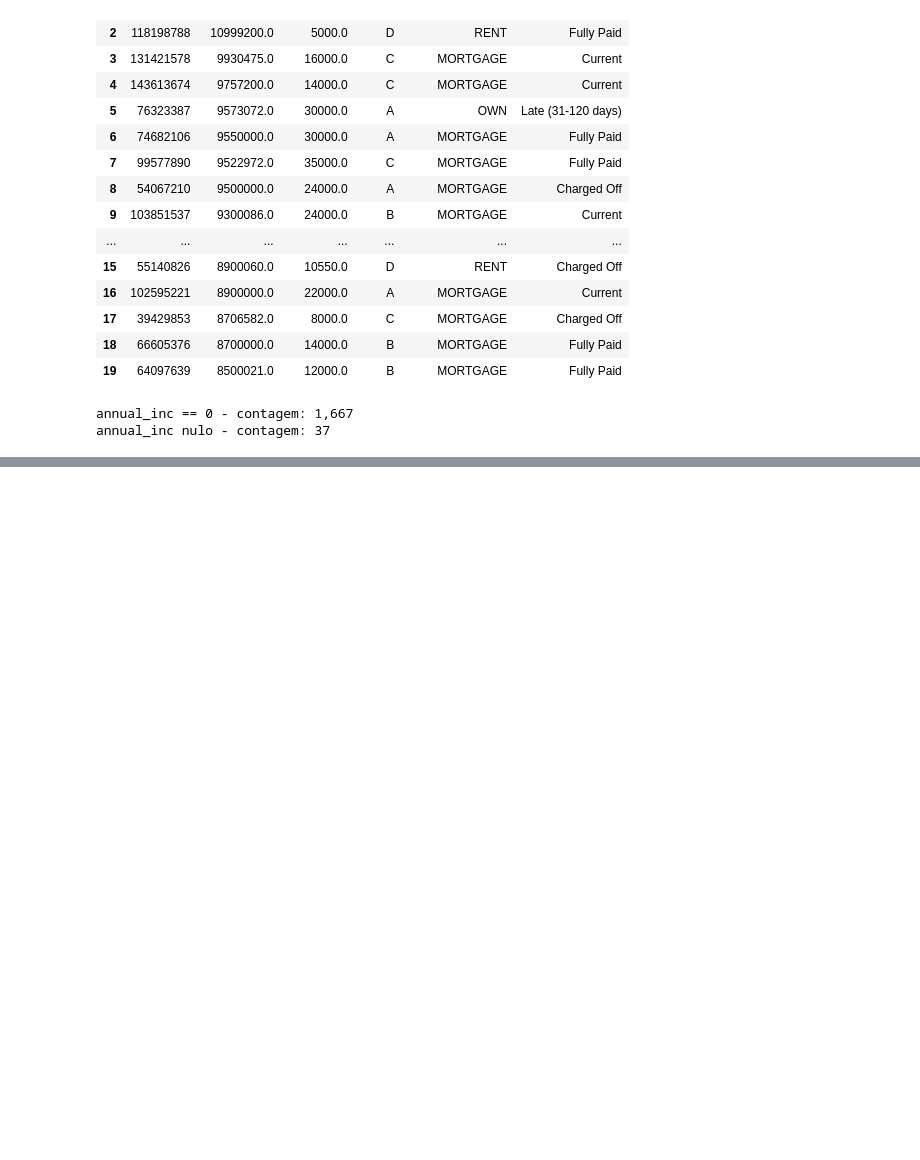
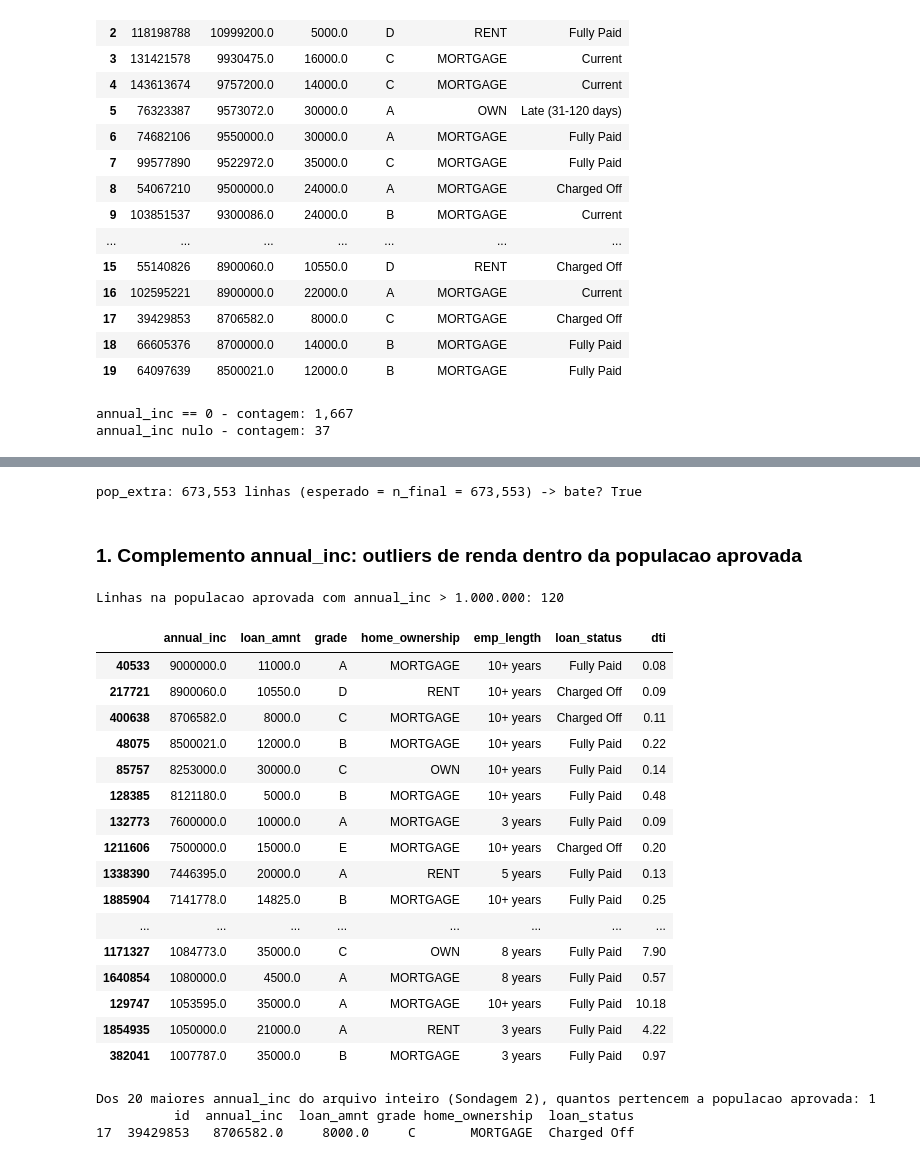
Before and after one commit to MateusFPavan/credit-default-prediction-lendingclub, a Jupyter notebook: notebooks/01_data_understanding.ipynb, the cells around one changed output, grey strips where cells are left out. Cells and saved outputs as stored; diff of their text form; code cells hidden in the pictures; blank space fills up the shorter version.

Commit message:
eda: pending verifications (income outliers, dti>100 rows, data dictionary)
Co-Authored-By: Claude Sonnet 5 <noreply@anthropic.com>

```diff
--- a/notebooks/01_data_understanding.ipynb
+++ b/notebooks/01_data_understanding.ipynb
@@ -558,0 +565,63 @@ annual_inc nulo - contagem: 37
+# %%
+extra_cols = ['id', 'issue_d', 'term', 'loan_status', 'annual_inc', 'loan_amnt', 'grade',
+              'home_ownership', 'emp_length', 'dti', 'purpose']
+core_extra = pd.read_csv(RAW_PATH, usecols=extra_cols, low_memory=False)
+core_extra['issue_dt'] = pd.to_datetime(core_extra['issue_d'], format='%b-%Y', errors='coerce')
+core_extra['term_clean'] = core_extra['term'].str.strip()
+
+is_target_status_e = core_extra['loan_status'].isin(['Fully Paid', 'Charged Off'])
+is_36_e = core_extra['term_clean'] == '36 months'
+is_60_e = core_extra['term_clean'] == '60 months'
+mature_e = (
+    (is_36_e & core_extra['issue_dt'].notna() & (core_extra['issue_dt'] <= CUTOFF_36)) |
+    (is_60_e & core_extra['issue_dt'].notna() & (core_extra['issue_dt'] <= CUTOFF_60))
+)
+pop_mask_e = is_target_status_e & mature_e
+pop_extra = core_extra.loc[pop_mask_e].copy()
+
+print(f'pop_extra: {len(pop_extra):,} linhas (esperado = n_final = {n_final:,}) -> bate? {len(pop_extra) == n_final}')
+# %% [output]
+pop_extra: 673,553 linhas (esperado = n_final = 673,553) -> bate? True
+# %% [markdown]
+### 1. Complemento annual_inc: outliers de renda dentro da populacao aprovada
+# %%
+high_income_pop = pop_extra.loc[
+    pop_extra['annual_inc'] > 1_000_000,
+    ['annual_inc', 'loan_amnt', 'grade', 'home_ownership', 'emp_length', 'loan_status', 'dti']
+].sort_values('annual_inc', ascending=False)
+
+print(f'Linhas na populacao aprovada com annual_inc > 1.000.000: {len(high_income_pop)}')
+high_income_pop
+# %% [output]
+Linhas na populacao aprovada com annual_inc > 1.000.000: 120
+|  | annual_inc | loan_amnt | grade | home_ownership | emp_length | loan_status | dti |
+| 40533 | 9000000.0 | 11000.0 | A | MORTGAGE | 10+ years | Fully Paid | 0.08 |
+| 217721 | 8900060.0 | 10550.0 | D | RENT | 10+ years | Charged Off | 0.09 |
+| 400638 | 8706582.0 | 8000.0 | C | MORTGAGE | 10+ years | Charged Off | 0.11 |
+| 48075 | 8500021.0 | 12000.0 | B | MORTGAGE | 10+ years | Fully Paid | 0.22 |
+| 85757 | 8253000.0 | 30000.0 | C | OWN | 10+ years | Fully Paid | 0.14 |
+| 128385 | 8121180.0 | 5000.0 | B | MORTGAGE | 10+ years | Fully Paid | 0.48 |
+| 132773 | 7600000.0 | 10000.0 | A | MORTGAGE | 3 years | Fully Paid | 0.09 |
+| 1211606 | 7500000.0 | 15000.0 | E | MORTGAGE | 10+ years | Charged Off | 0.20 |
+| 1338390 | 7446395.0 | 20000.0 | A | RENT | 5 years | Fully Paid | 0.13 |
+| 1885904 | 7141778.0 | 14825.0 | B | MORTGAGE | 10+ years | Fully Paid | 0.25 |
+| ... | ... | ... | ... | ... | ... | ... | ... |
+| 1171327 | 1084773.0 | 35000.0 | C | OWN | 8 years | Fully Paid | 7.90 |
+| 1640854 | 1080000.0 | 4500.0 | A | MORTGAGE | 8 years | Fully Paid | 0.57 |
+| 129747 | 1053595.0 | 35000.0 | A | MORTGAGE | 10+ years | Fully Paid | 10.18 |
+| 1854935 | 1050000.0 | 21000.0 | A | RENT | 3 years | Fully Paid | 4.22 |
+| 382041 | 1007787.0 | 35000.0 | B | MORTGAGE | 3 years | Fully Paid | 0.97 |
+# %%
+top20_ids = set(running_top20['id'])
+pop_ids = set(pop_extra['id'])
+top20_in_pop_ids = top20_ids & pop_ids
+
+print(f'Dos 20 maiores annual_inc do arquivo inteiro (Sondagem 2), quantos pertencem a populacao aprovada: {len(top20_in_pop_ids)}')
+if top20_in_pop_ids:
+    print(running_top20[running_top20['id'].isin(top20_in_pop_ids)])
+else:
+    print('Nenhum dos 20 maiores do arquivo inteiro pertence a populacao aprovada.')
+# %% [output]
+Dos 20 maiores annual_inc do arquivo inteiro (Sondagem 2), quantos pertencem a populacao aprovada: 1
+          id  annual_inc  loan_amnt grade home_ownership  loan_status
+17  39429853   8706582.0     8000.0     C       MORTGAGE  Charged Off
```
Also changed, not shown: parts of 3 cells of this notebook.
